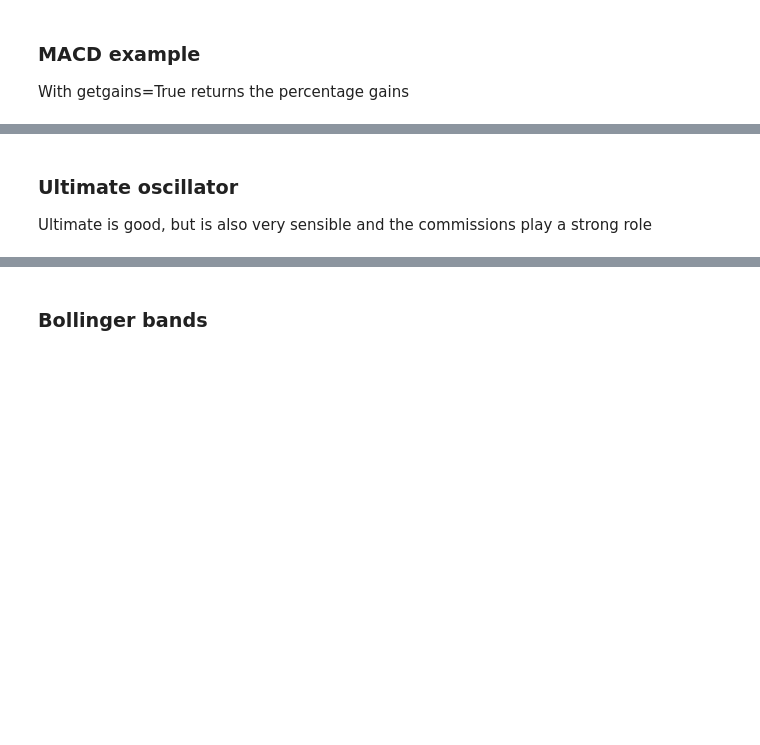
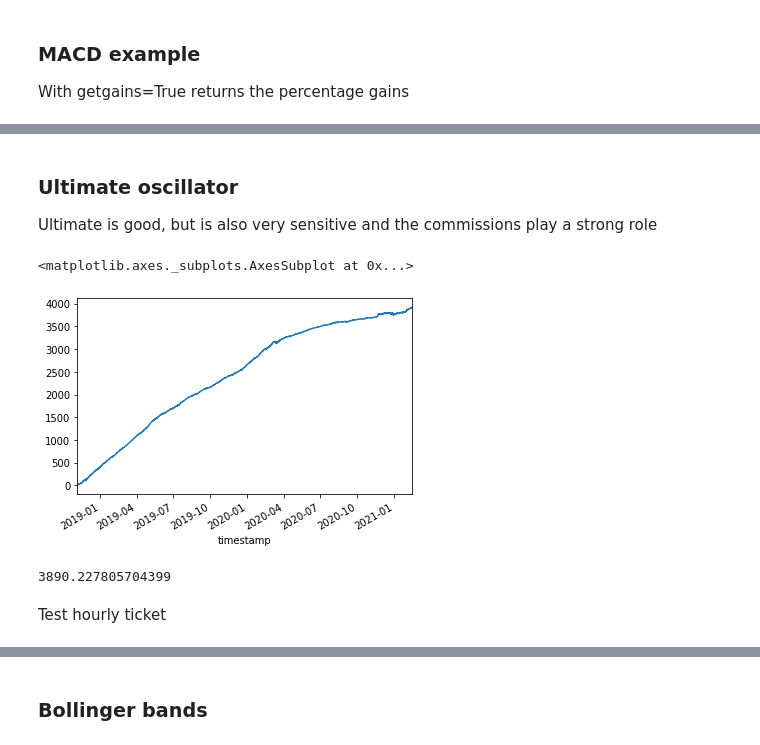
Before and after one commit to giuliovv/cryptotrading, a Jupyter notebook: examples/data_exploration.ipynb, the cells around one changed output, grey strips where cells are left out. Saved outputs shown, nothing was run; the diff lists cells and outputs as text; code cells hidden in the pictures; blank space fills up the shorter version.

```diff
--- a/examples/data_exploration.ipynb
+++ b/examples/data_exploration.ipynb
@@ -28,6 +29,15 @@ UnboundLocalError: local variable 'sell' referenced before assignment
 # %% [markdown]
 ### Ultimate oscillator
 
-Ultimate is good, but is also very sensible and the commissions play a strong role
+Ultimate is good, but is also very sensitive and the commissions play a strong role
 # %%
-technical.ultimate(df.close, df.low, df.high, buylevel=20, selllevel=80, days=7, getgains=True, commissions=0).cumsum().plot()
+technical.ultimate(df.close, df.low, df.high, buylevel=30, selllevel=70, days=7, getgains=True, commissions=0).cumsum().plot()
+# %% [output]
+<matplotlib.axes._subplots.AxesSubplot at 0x...>
+[figure, added]
+# %%
+technical.ultimate(df.close, df.low, df.high, buylevel=30, selllevel=70, days=7, winning=True, commissions=0)
+# %% [output]
+3890.227805704399
+# %% [markdown]
+Test hourly ticket
```
Also changed, not shown: parts of 6 cells of this notebook, 1 other file.
